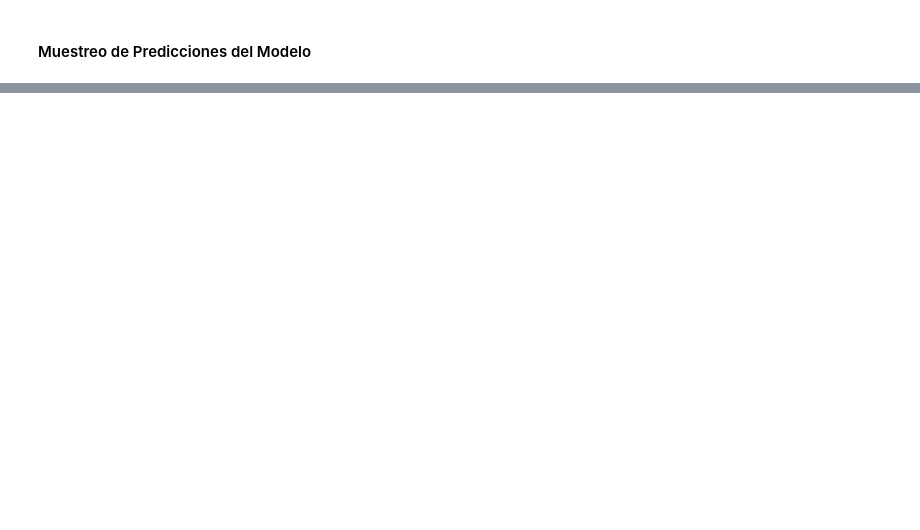
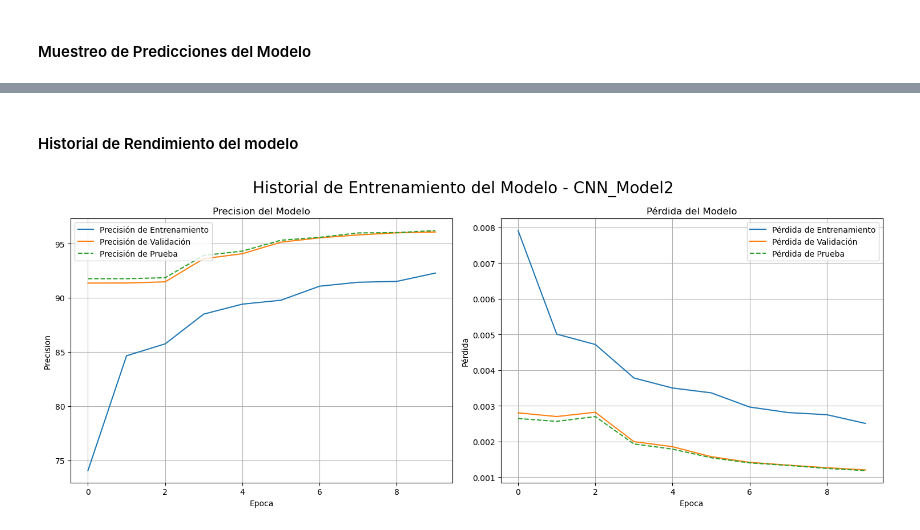
Before and after one commit to LeivaDiego/Lab4-DataScience, a Jupyter notebook: Lab4_CNN.ipynb, the cells around one changed output, grey strips where cells are left out. Drawn from its saved outputs; the diff is of its cells as text; code cells hidden in the pictures; blank space fills up the shorter version.

```diff
--- a/Lab4_CNN.ipynb
+++ b/Lab4_CNN.ipynb
@@ -1158,0 +1180,2 @@ plot_predictions_sample(test_preds, y_test, X_test, epochs, 'CNN_Model1')
+# %%
+X_train2, y_train2, X_val2, y_val2, X_test2, y_test2 = preprocessing(train_df, test_df)
@@ -1158,0 +1196,8 @@ plot_predictions_sample(test_preds, y_test, X_test, epochs, 'CNN_Model1')
+# %%
+train_loader2, val_loader2, test_loader2 = get_data_loaders(X_train=X_train2,
+                                                         y_train=y_train2,
+                                                         X_val=X_val2,
+                                                         y_val=y_val2,
+                                                         X_test=X_test2,
+                                                         y_test=y_test2,
+                                                         batch_size=batch_size2)
@@ -1158,0 +1298,2 @@ plot_predictions_sample(test_preds, y_test, X_test, epochs, 'CNN_Model1')
+# %%
+model2, optimizer2, criterion2, exp_lr_scheduler2 = instantiate_model(CNN_Model2)
@@ -1158,0 +1306,12 @@ plot_predictions_sample(test_preds, y_test, X_test, epochs, 'CNN_Model1')
+# %%
+train_loss2, train_accuracy2, val_loss2, val_accuracy2, val_preds2, val_proba2, test_loss2, test_accuracy2, test_preds2, test_proba2 = (
+    train_validate_model(epochs=epochs2,
+                         model=model2,
+                         train_loader=train_loader2,
+                         val_loader=val_loader2,
+                         test_loader=test_loader2,
+                         criterion=criterion2,
+                         optimizer=optimizer2,
+                         exp_lr_scheduler=exp_lr_scheduler2,
+                         batch_size=batch_size2)
+)
@@ -1158,0 +1336,6 @@ plot_predictions_sample(test_preds, y_test, X_test, epochs, 'CNN_Model1')
+# %% [markdown]
+#### Historial de Rendimiento del modelo
+# %%
+plot_history(train_loss2, val_loss2, test_loss2, train_accuracy2, val_accuracy2, test_accuracy2, 'CNN_Model2')
+# %% [output]
+[figure, added]
```
Also changed, not shown: parts of 47 cells of this notebook.
